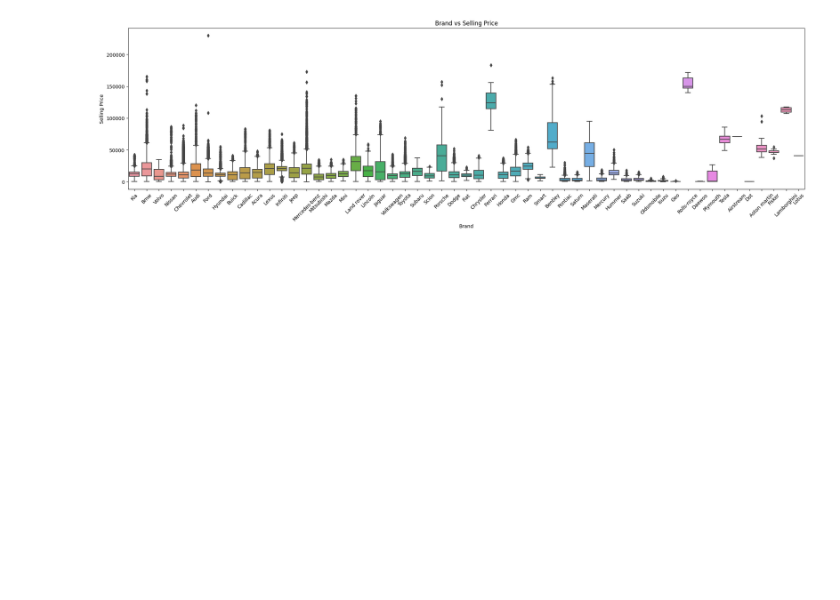
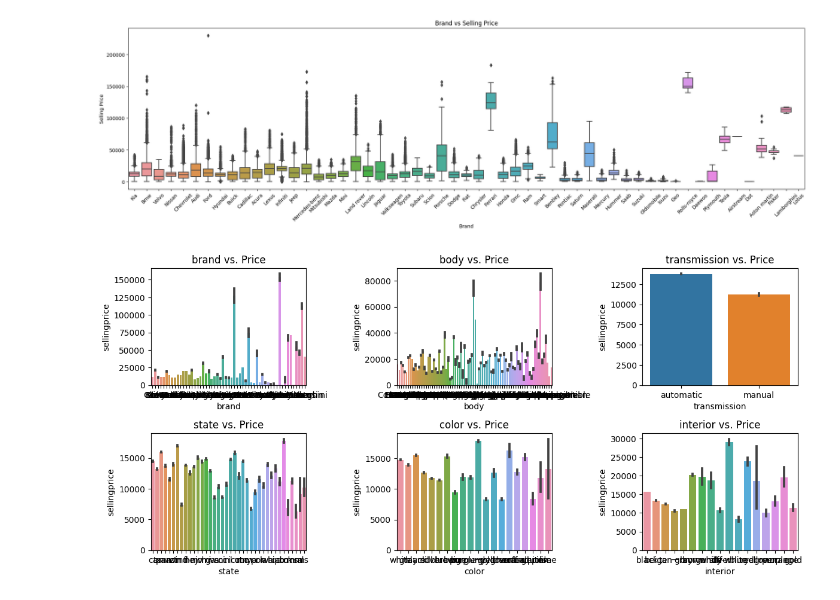
Before and after one commit to maxheijmans/AIM4B_Group1, a Jupyter notebook: UsedCarAuctionPrices/EDA_UsedCarAuctionPrices.ipynb, the cells around one changed output. Saved outputs shown, nothing was run; the diff lists cells and outputs as text; code cells hidden in the pictures; blank space fills up the shorter version.

Commit message:
More plots

```diff
--- a/UsedCarAuctionPrices/EDA_UsedCarAuctionPrices.ipynb
+++ b/UsedCarAuctionPrices/EDA_UsedCarAuctionPrices.ipynb
@@ -373,3 +373,15 @@ plt.xticks(rotation=45)
 plt.show()
 # %% [output]
 [figure]
+# %%
+#Comparing different features to the price
+categrical_columns=['brand', 'body', 'transmission', 'state', 'color', 'interior']
+plt.figure(figsize=(12,8))
+for feature in categrical_columns:
+    plt.subplot(3, 3, categrical_columns.index(feature) + 1)
+    sns.barplot(data=car_df, x=feature, y='sellingprice')
+    plt.title(f'{feature} vs. Price')
+plt.tight_layout()
+plt.show()
+# %% [output]
+[figure, added]
```
